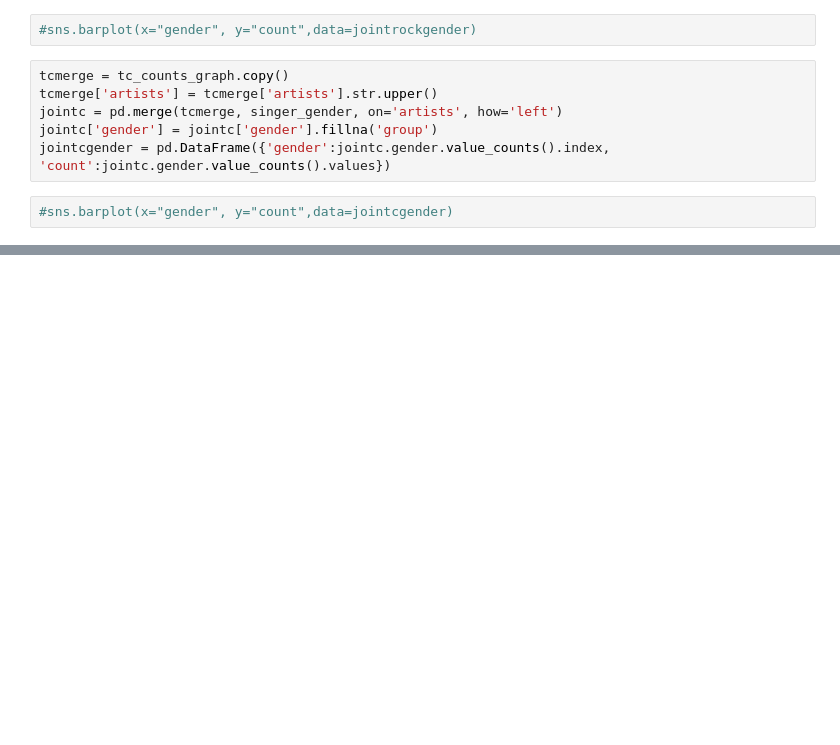
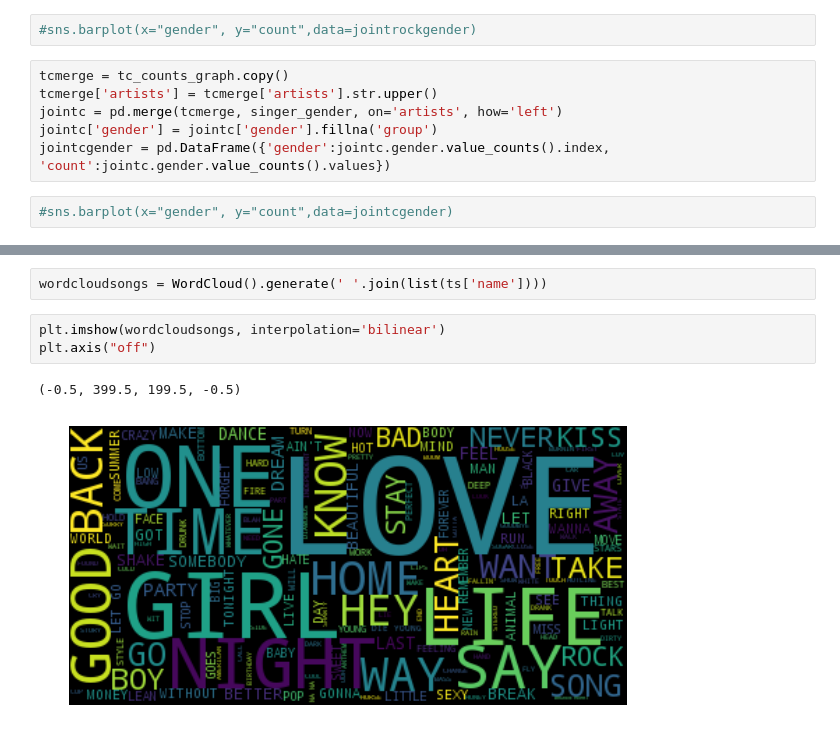
Before and after one commit to nash13cxw/BillboardAnalysis, a Jupyter notebook: BIllboardAnalysis.ipynb, the cells around one changed output, grey strips where cells are left out. Saved outputs shown, nothing was run; the diff lists cells and outputs as text; blank space fills up the shorter version.

```diff
--- a/BIllboardAnalysis.ipynb
+++ b/BIllboardAnalysis.ipynb
@@ -285,0 +302,8 @@ See the caveats in the documentation: http://pandas.pydata.org/pandas-docs/stabl
+# %%
+wordcloudsongs = WordCloud().generate(' '.join(list(ts['name'])))
+# %%
+plt.imshow(wordcloudsongs, interpolation='bilinear')
+plt.axis("off")
+# %% [output]
+(-0.5, 399.5, 199.5, -0.5)
+[figure, added]
```
Also changed, not shown: parts of 25 cells of this notebook.
